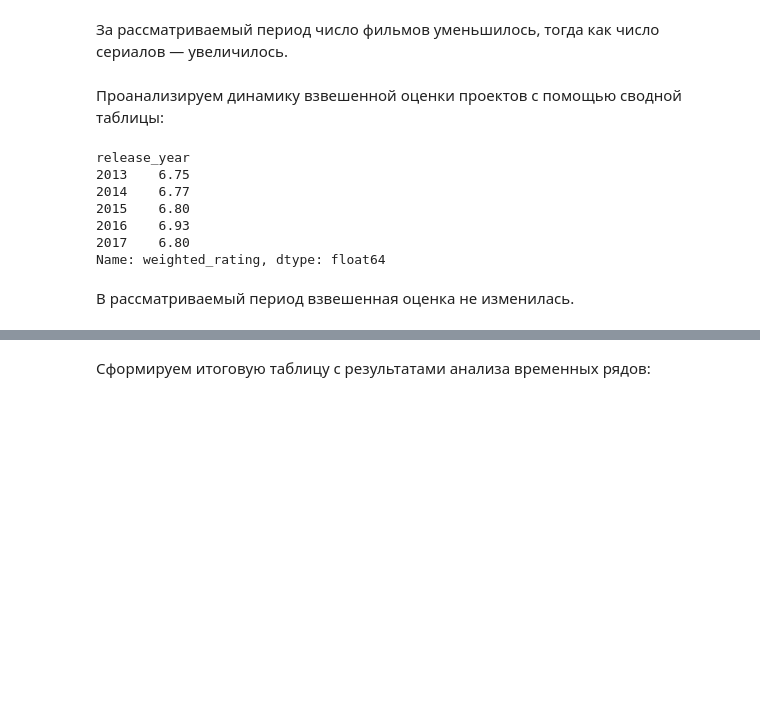
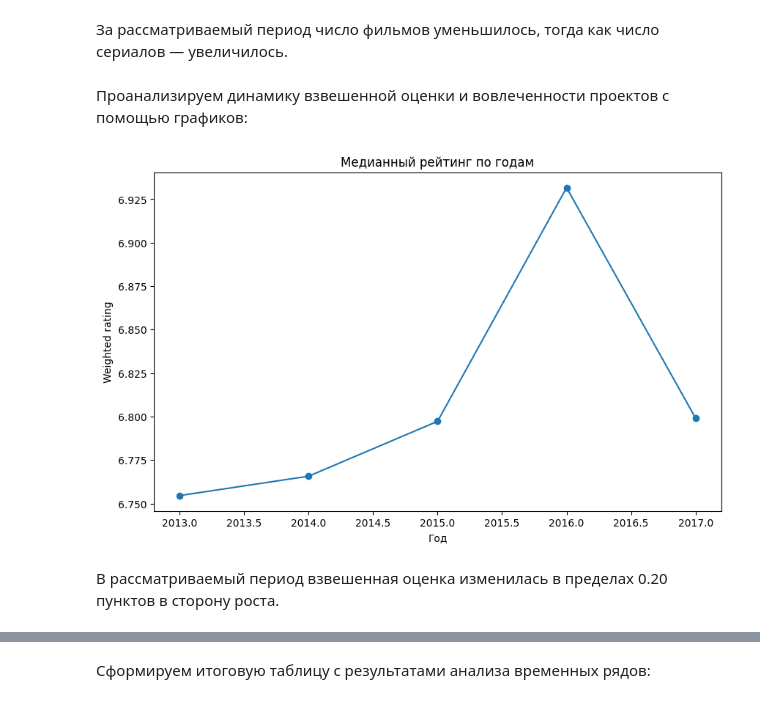
Before and after one commit to Qwertymegaforce/EDA_HSE_ML, a Jupyter notebook: netflix_analyzing_5.ipynb, the cells around one changed output, grey strips where cells are left out. Drawn from its saved outputs; the diff is of its cells as text; code cells hidden in the pictures; blank space fills up the shorter version.

```diff
--- a/netflix_analyzing_5.ipynb
+++ b/netflix_analyzing_5.ipynb
@@ -943,17 +974,18 @@ table
 # %% [markdown]
 За рассматриваемый период число фильмов уменьшилось, тогда как число сериалов — увеличилось.
 # %% [markdown]
-Проанализируем динамику взвешенной оценки проектов с помощью сводной таблицы:
+Проанализируем динамику взвешенной оценки и вовлеченности проектов с помощью графиков:
-# %%
-df_time_series.groupby(['release_year'])['weighted_rating'].median().round(2)
-# %% [output]
-release_year
-2013    6.75
-2014    6.77
-2015    6.80
-2016    6.93
-2017    6.80
-Name: weighted_rating, dtype: float64
+# %%
+ax = (
+    df_time_series.groupby("release_year")["weighted_rating"]
+    .median()
+    .plot(marker="o", figsize=(10, 6), title="Медианный рейтинг по годам")
+)
+ax.set_xlabel("Год")
+ax.set_ylabel("Weighted rating")
+plt.show()
+# %% [output]
+[figure, added]
 # %% [markdown]
-В рассматриваемый период взвешенная оценка не изменилась.
+В рассматриваемый период взвешенная оценка изменилась в пределах 0.20 пунктов в сторону роста.
 # %%
```
Also changed, not shown: parts of 36 cells of this notebook, 2 other files.
